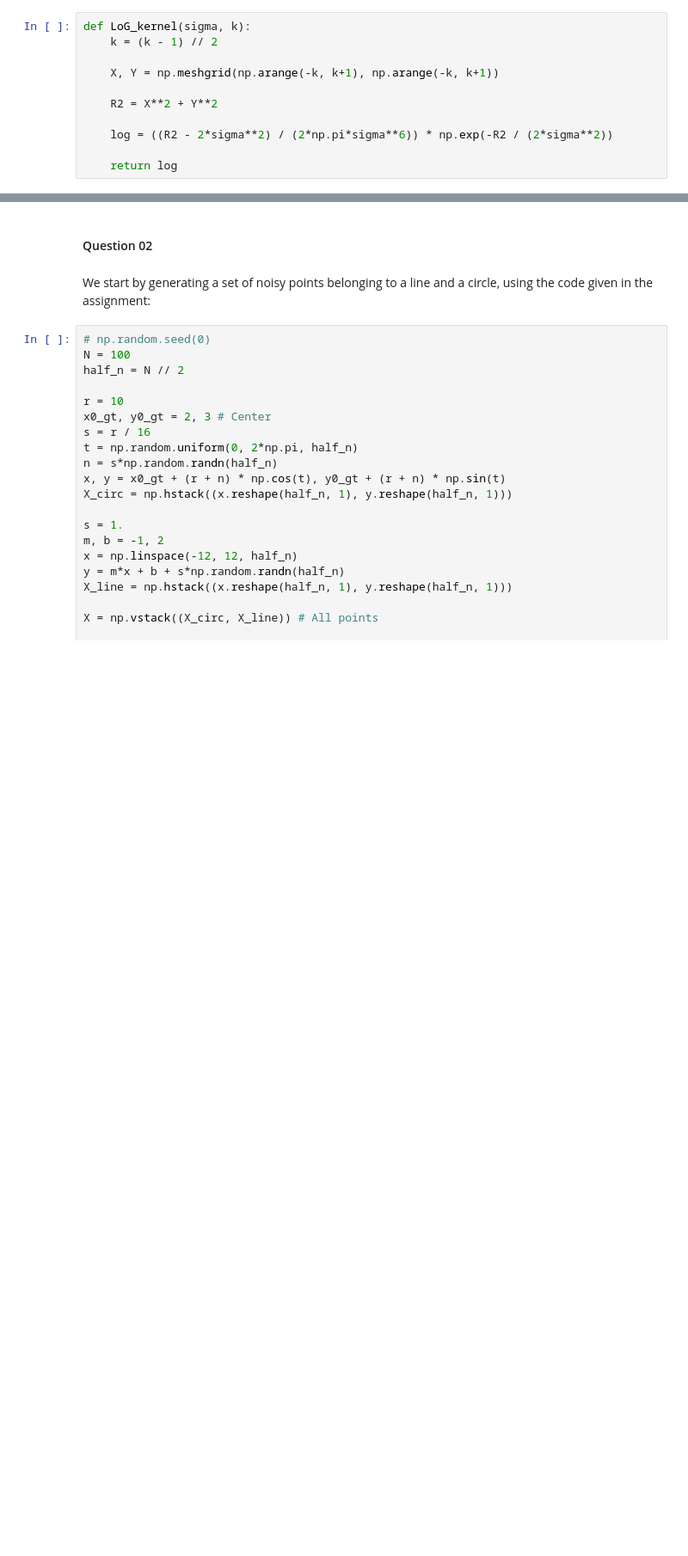
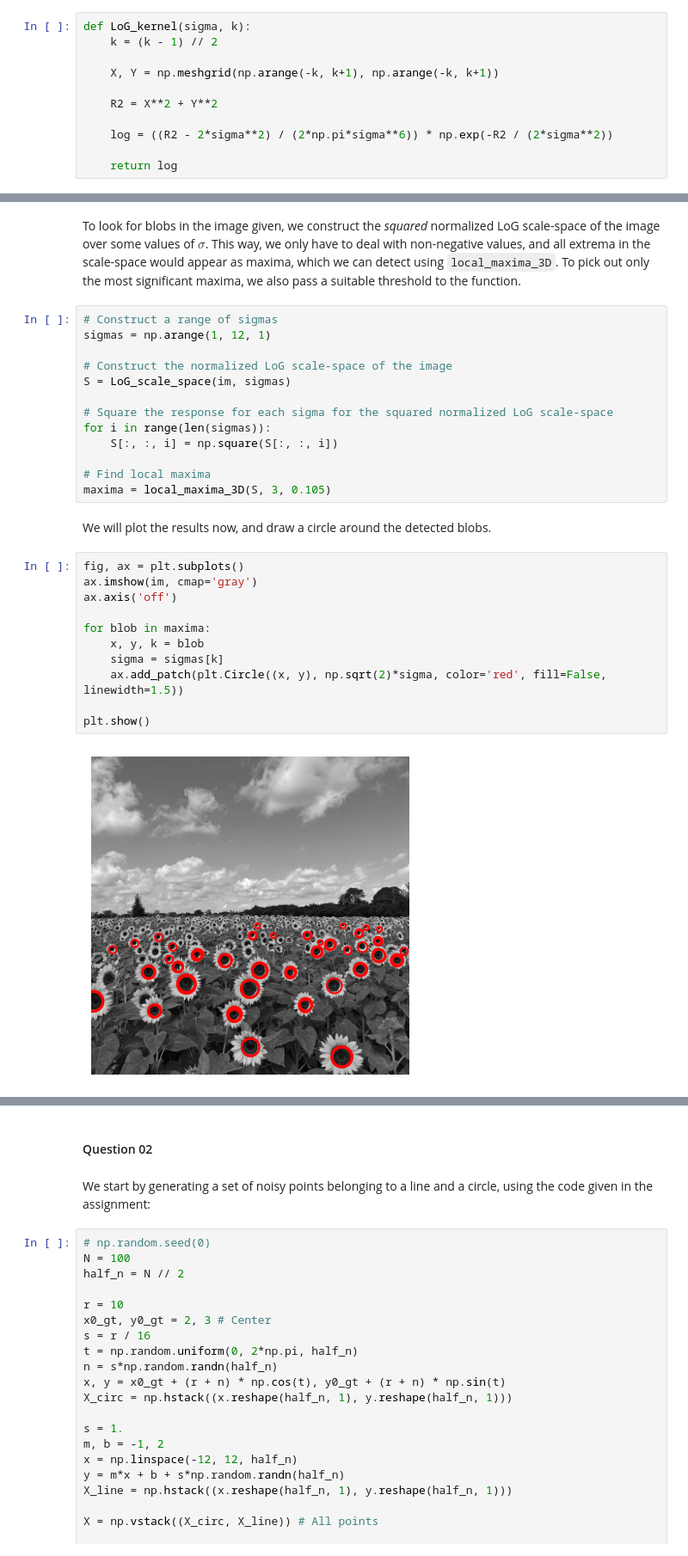
Before and after one commit to pulasthi-u/en3160-assignment02, a Jupyter notebook: code.ipynb, the cells around one changed output, grey strips where cells are left out. Shown at 86% size. Cells and saved outputs as stored; diff of their text form; blank space fills up the shorter version.

Commit message:
blobs ok

```diff
--- a/code.ipynb
+++ b/code.ipynb
@@ -177,0 +134,30 @@ Circles were detected for all values of $\sigma$ ranging from $1$ to $10$. Howev
+# %% [markdown]
+To look for blobs in the image given, we construct the _squared_ normalized LoG scale-space of the image over some values of $\sigma$. This way, we only have to deal with non-negative values, and all extrema in the scale-space would appear as maxima, which we can detect using `local_maxima_3D`. To pick out only the most significant maxima, we also pass a suitable threshold to the function.
+# %%
+# Construct a range of sigmas
+sigmas = np.arange(1, 12, 1)
+
+# Construct the normalized LoG scale-space of the image
+S = LoG_scale_space(im, sigmas)
+
+# Square the response for each sigma for the squared normalized LoG scale-space
+for i in range(len(sigmas)):
+    S[:, :, i] = np.square(S[:, :, i])
+
+# Find local maxima
+maxima = local_maxima_3D(S, 3, 0.105)
+# %% [markdown]
+We will plot the results now, and draw a circle around the detected blobs.
+# %%
+fig, ax = plt.subplots()
+ax.imshow(im, cmap='gray')
+ax.axis('off')
+
+for blob in maxima:
+    x, y, k = blob
+    sigma = sigmas[k]
+    ax.add_patch(plt.Circle((x, y), np.sqrt(2)*sigma, color='red', fill=False, linewidth=1.5))
+
+plt.show()
+# %% [output]
+[figure, added]
```
Also changed, not shown: parts of 22 cells of this notebook.
